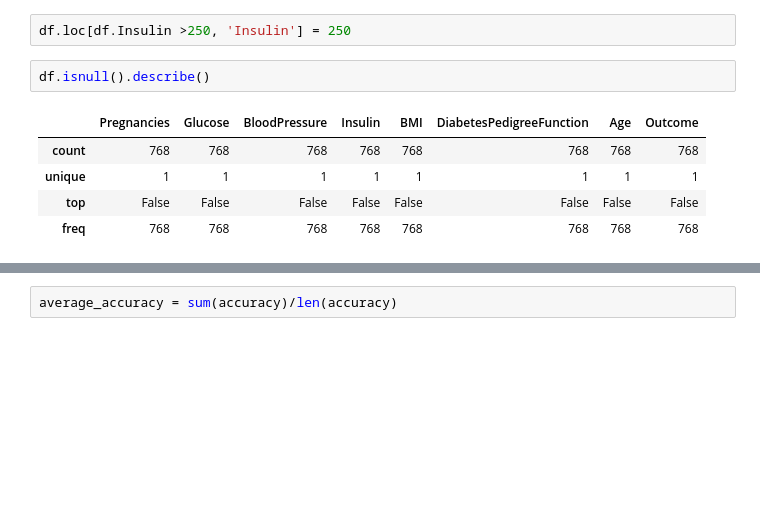
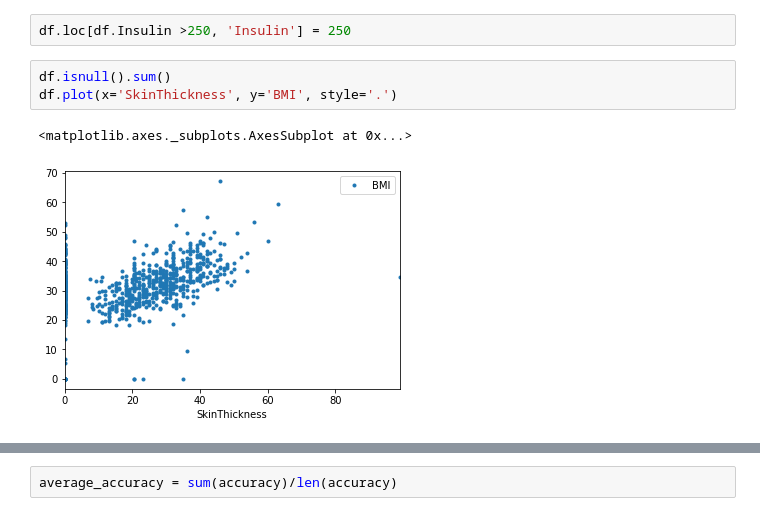
Before and after one commit to kaustubh-nair/Diabetes-prediction, a Jupyter notebook: main.ipynb, the cells around one changed output, grey strips where cells are left out. Saved outputs shown, nothing was run; the diff lists cells and outputs as text; blank space fills up the shorter version.

```diff
--- a/main.ipynb
+++ b/main.ipynb
@@ -73,10 +55,8 @@ df.describe()
 # %%
 df.loc[df.Insulin >250, 'Insulin'] = 250
-# %%
-df.isnull().describe()
-# %% [output]
-|  | Pregnancies | Glucose | BloodPressure | Insulin | BMI | DiabetesPedigreeFunction | Age | Outcome |
-| count | 768 | 768 | 768 | 768 | 768 | 768 | 768 | 768 |
-| unique | 1 | 1 | 1 | 1 | 1 | 1 | 1 | 1 |
-| top | False | False | False | False | False | False | False | False |
-| freq | 768 | 768 | 768 | 768 | 768 | 768 | 768 | 768 |
+# %%
+df.isnull().sum()
+df.plot(x='SkinThickness', y='BMI', style='.')
+# %% [output]
+<matplotlib.axes._subplots.AxesSubplot at 0x...>
+[figure, added]
```
Also changed, not shown: parts of 10 cells of this notebook.
